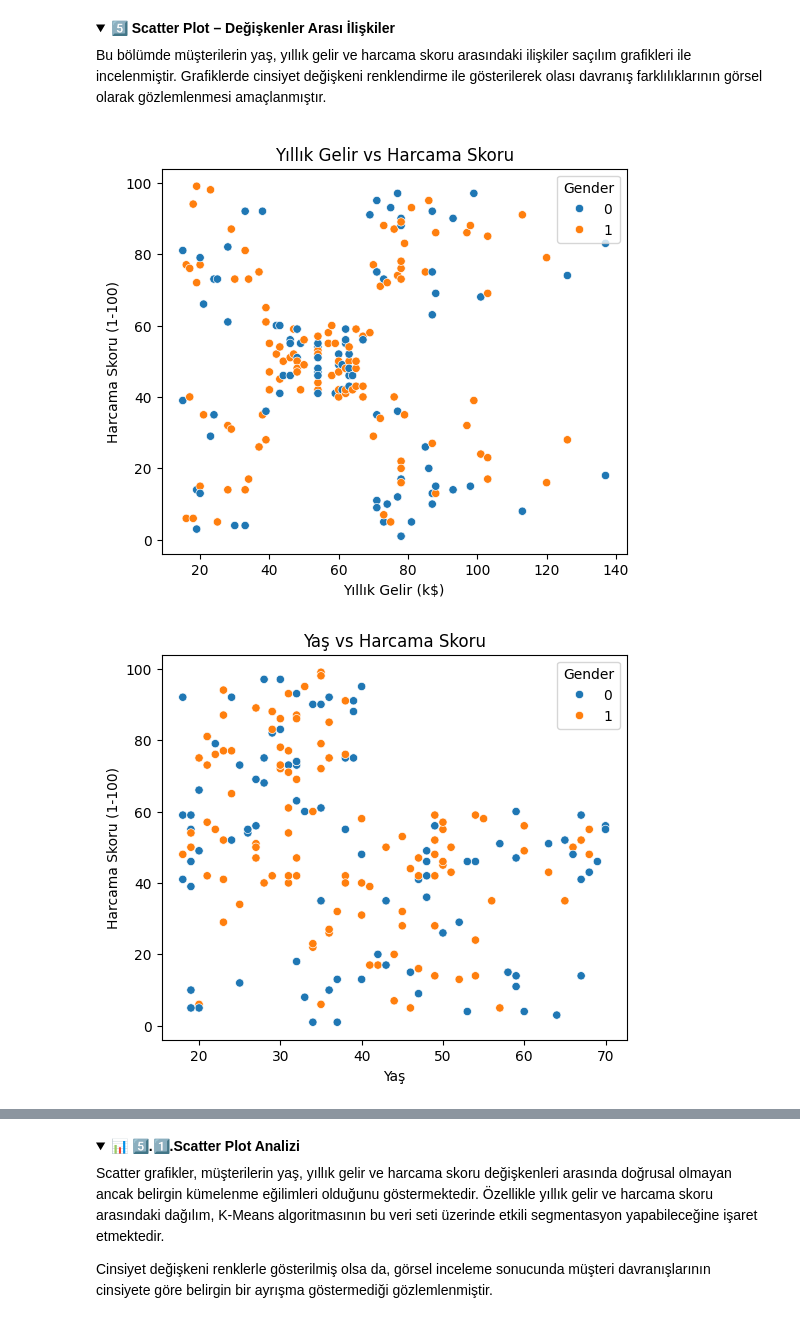
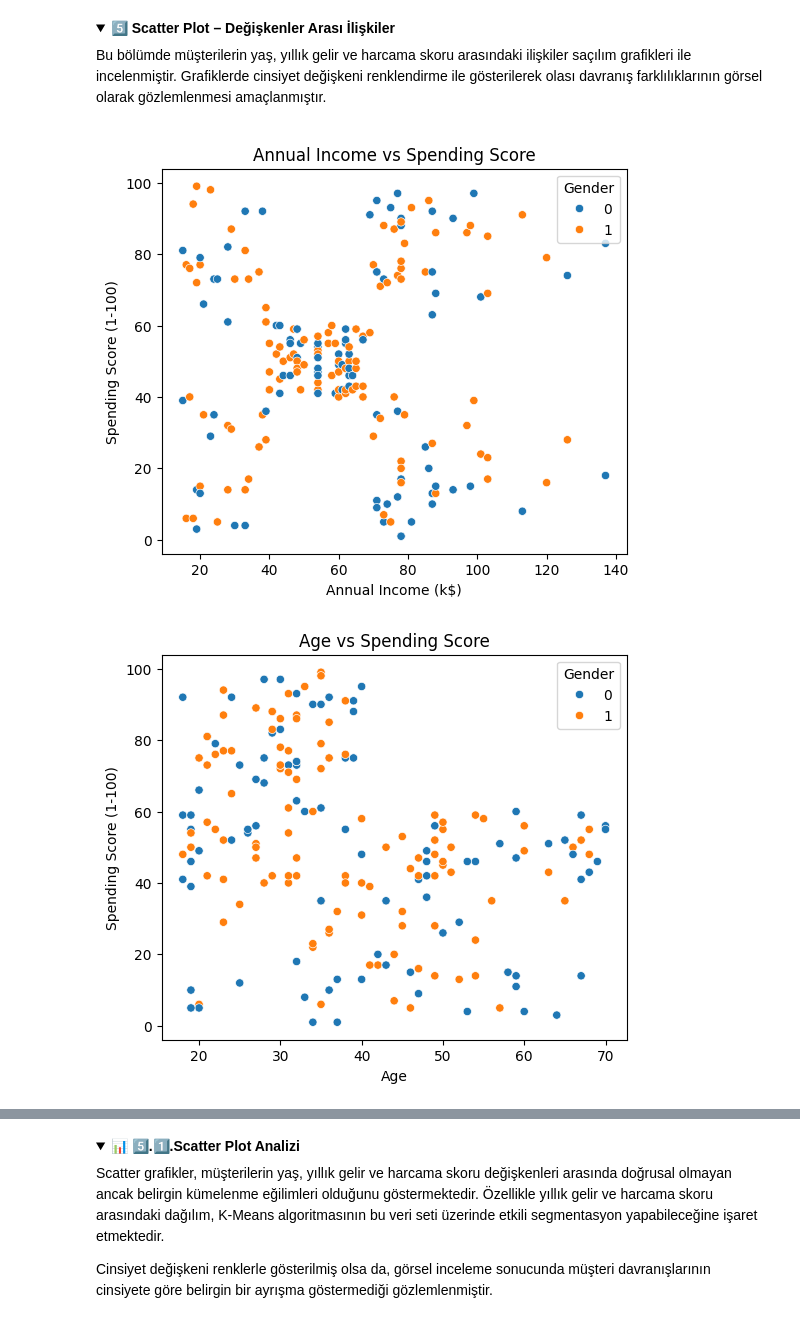
Before and after one commit to hafizecim/Mall-Customer-Segmentation-with-K-Means, a Jupyter notebook: mall_customer_segmentation.ipynb, the cells around one changed output, grey strips where cells are left out. Cells and saved outputs as stored; diff of their text form; code cells hidden in the pictures; folded sections open.

```diff
--- a/mall_customer_segmentation.ipynb
+++ b/mall_customer_segmentation.ipynb
@@ -241,41 +248,41 @@ Grafiklerde cinsiyet değişkeni renklendirme ile gösterilerek olası davranı
 # 1️⃣ Gelir vs Harcama Skoru
 plt.figure(figsize=(6,5))
 sns.scatterplot(
     x='Annual Income (k$)',
     y='Spending Score (1-100)',
     hue='Gender',
     data=df_model
 )
-plt.title('Yıllık Gelir vs Harcama Skoru')
-plt.xlabel('Yıllık Gelir (k$)')
-plt.ylabel('Harcama Skoru (1-100)')
+plt.title('Annual Income vs Spending Score')
+plt.xlabel('Annual Income (k$)')
+plt.ylabel('Spending Score (1-100)')
 plt.show()
 
 # 2️⃣ Yaş vs Harcama Skoru
 plt.figure(figsize=(6,5))
 sns.scatterplot(
     x='Age',
     y='Spending Score (1-100)',
     hue='Gender',
     data=df_model
 )
-plt.title('Yaş vs Harcama Skoru')
-plt.xlabel('Yaş')
-plt.ylabel('Harcama Skoru (1-100)')
+plt.title('Age vs Spending Score')
+plt.xlabel('Age')
+plt.ylabel('Spending Score (1-100)')
 plt.show()
 
 # 3️⃣ Yaş vs Yıllık Gelir
 plt.figure(figsize=(6,5))
 sns.scatterplot(
     x='Age',
     y='Annual Income (k$)',
     hue='Gender',
     data=df_model
 )
-plt.title('Yaş vs Yıllık Gelir')
-plt.xlabel('Yaş')
-plt.ylabel('Yıllık Gelir (k$)')
+plt.title('Age vs Annual Income')
+plt.xlabel('Age')
+plt.ylabel('Annual Income (k$)')
 plt.show()
 # %% [output]
-[figure, old version]
+[figure, new version]
-[figure, old version]
+[figure, new version]
```
Also changed, not shown: parts of 12 cells of this notebook.
